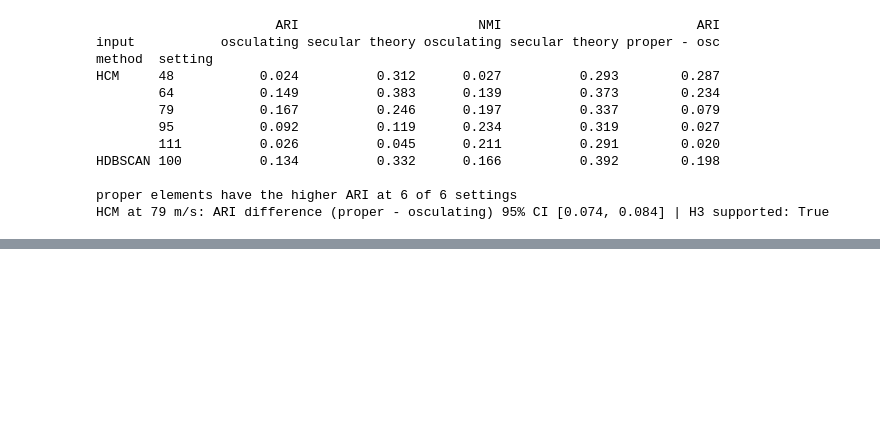
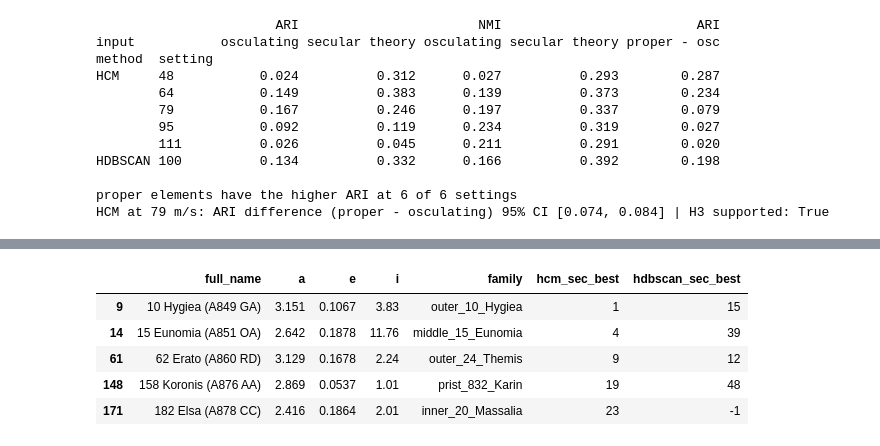
Before and after one commit to skd9/astroid, a Jupyter notebook: asteroid_families_lean_.ipynb, the cells around one changed output, grey strips where cells are left out. Cells and saved outputs as stored; diff of their text form; code cells hidden in the pictures; blank space fills up the shorter version.

```diff
--- a/asteroid_families_lean_.ipynb
+++ b/asteroid_families_lean_.ipynb
@@ -417,3 +417,25 @@ HDBSCAN 100          0.134          0.332      0.166          0.392        0.198
 
 proper elements have the higher ARI at 6 of 6 settings
 HCM at 79 m/s: ARI difference (proper - osculating) 95% CI [0.074, 0.084] | H3 supported: True
+# %%
+# Merge the best-performing labels (from the 150,000 sample) back to the main DataFrame
+# and save them to a new CSV file alongside the original asteroid features
+
+# Create a lightweight DataFrame with the sample results
+clustering_results = hcm[["number", "hcm_sec_best", "hdbscan_sec_best"]]
+
+# Merge these results back into the cleaned, full main-belt population (df)
+output_df = df.merge(clustering_results, on="number", how="left")
+
+# Fill NaN values for asteroids that were not in our random sample with -1 (unclustered)
+output_df["hcm_sec_best"] = output_df["hcm_sec_best"].fillna(-1).astype(int)
+output_df["hdbscan_sec_best"] = output_df["hdbscan_sec_best"].fillna(-1).astype(int)
+
+# Save to a CSV file
+output_filename = "asteroids_with_labels.csv"
+output_df.to_csv(output_filename, index=False)
+print(f"Successfully saved {len(output_df):,} asteroids with clustering labels to {output_filename}")
+
+# Display sample of the results
+display(output_df[output_df["hcm_sec_best"] >= 0][["full_name", "a", "e", "i", "family", "hcm_sec_best", "hdbscan_sec_best"]].head())
+# %% [output]
@@ -419,0 +443,6 @@ HCM at 79 m/s: ARI difference (proper - osculating) 95% CI [0.074, 0.084] | H3 s
+|  | full_name | a | e | i | family | hcm_sec_best | hdbscan_sec_best |
+| 9 | 10 Hygiea (A849 GA) | 3.151 | 0.1067 | 3.83 | outer_10_Hygiea | 1 | 15 |
+| 14 | 15 Eunomia (A851 OA) | 2.642 | 0.1878 | 11.76 | middle_15_Eunomia | 4 | 39 |
+| 61 | 62 Erato (A860 RD) | 3.129 | 0.1678 | 2.24 | outer_24_Themis | 9 | 12 |
+| 148 | 158 Koronis (A876 AA) | 2.869 | 0.0537 | 1.01 | prist_832_Karin | 19 | 48 |
+| 171 | 182 Elsa (A878 CC) | 2.416 | 0.1864 | 2.01 | inner_20_Massalia | 23 | -1 |
```
Also changed, not shown: parts of 1 cell of this notebook.
